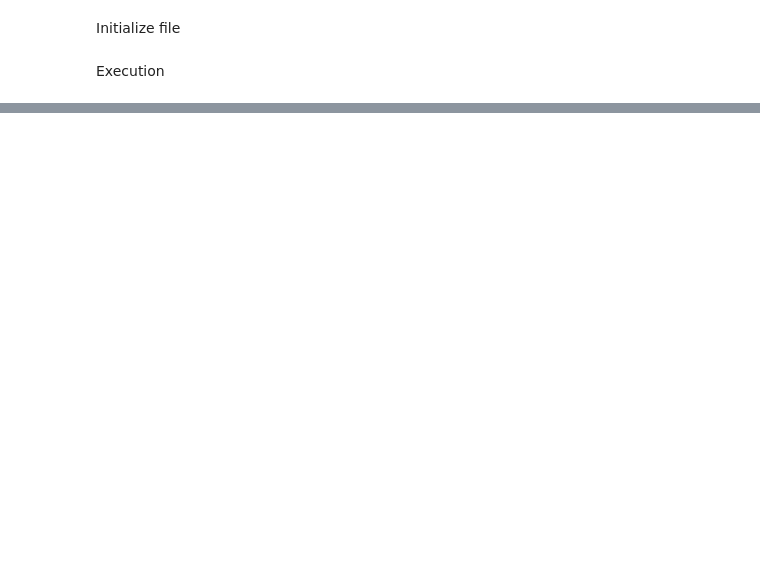
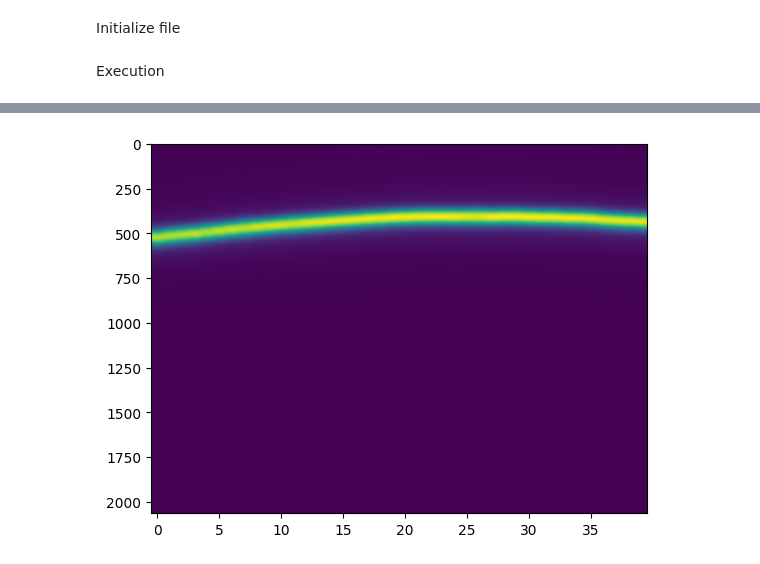
Before and after one commit to lnls-ids/cax-scripts, a Jupyter notebook: scripts/scan_caustic.ipynb, the cells around one changed output, grey strips where cells are left out. Cells and saved outputs as stored; diff of their text form; code cells hidden in the pictures; blank space fills up the shorter version.

```diff
--- a/scripts/scan_caustic.ipynb
+++ b/scripts/scan_caustic.ipynb
@@ -88,0 +218,5 @@ finished scan!ent 22/22: pos=140.0 mm
+# %%
+plt.imshow(causticy,aspect='auto')
+plt.show()
+# %% [output]
+[figure, added]
```
Also changed, not shown: parts of 24 cells of this notebook, 4 other files.
